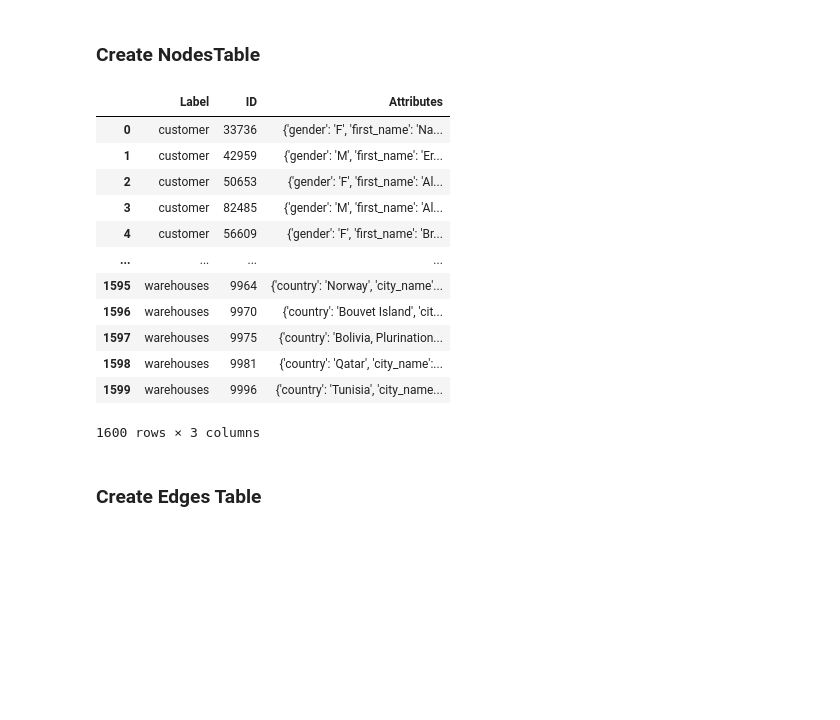
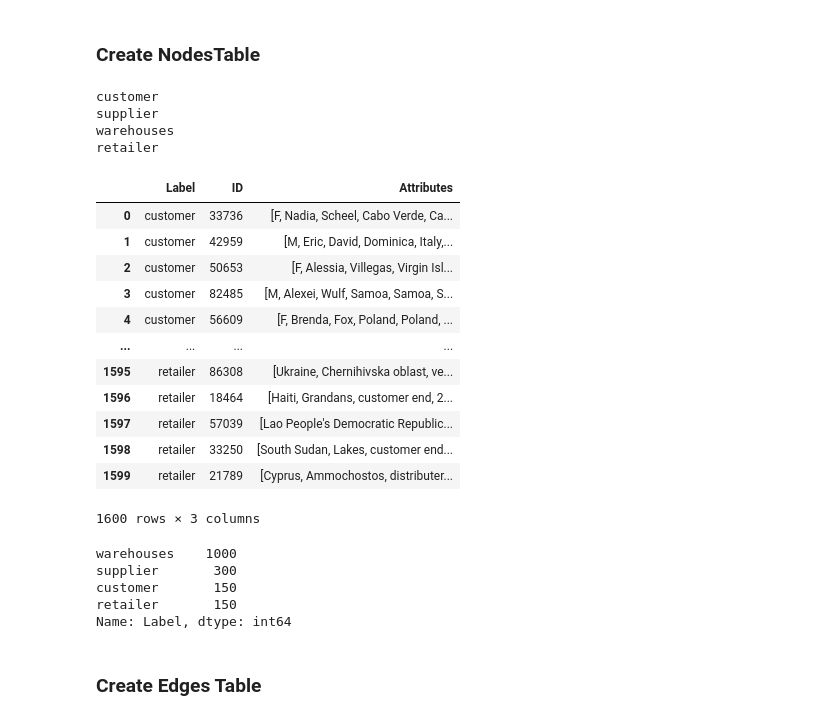
Before and after one commit to omargalal20/Supply-Chain-Data-Analysis, a Jupyter notebook: DataAnalysis.ipynb, the cells around one changed output. Drawn from its saved outputs; the diff is of its cells as text; code cells hidden in the pictures; blank space fills up the shorter version.

```diff
--- a/DataAnalysis.ipynb
+++ b/DataAnalysis.ipynb
@@ -80,6 +90,18 @@ def add_nodes(nodes, nodesTable):
             tmp = pd.DataFrame(newRow)
             nodesTable = pd.concat([nodesTable, tmp], ignore_index=True)
     return nodesTable
+
+def add_nodesV2(nodeNames, nodesTB):
+    for node in nodeNames:
+        print(node)
+        dfNumpy =  All_dfs[node].to_numpy()
+        # All_dfs.pop(node)
+        allDfsKeys.remove(node)
+        for row in dfNumpy:
+            newRow = [{'Label': node, 'ID': row[0] , 'Attributes': row[1:]}]
+            tmp = pd.DataFrame(newRow)
+            nodesTB = pd.concat([nodesTB, tmp], ignore_index=True)
+    return nodesTB
 # %% [markdown]
 ### Create Edges Table
 # %%
@@ -615,22 +708,37 @@ properties
 # %% [markdown]
 ### Create NodesTable
 # %%
-nodesTable = add_nodes(nodes,nodesTable)
+# nodesTable = add_nodes(nodes,nodesTable)
+
+nodesTable = add_nodesV2(nodes, nodesTable)
+
 nodesTable
 # %% [output]
+customer
+supplier
+warehouses
+retailer
 |  | Label | ID | Attributes |
-| 0 | customer | 33736 | {'gender': 'F', 'first_name': 'Na... |
-| 1 | customer | 42959 | {'gender': 'M', 'first_name': 'Er... |
-| 2 | customer | 50653 | {'gender': 'F', 'first_name': 'Al... |
-| 3 | customer | 82485 | {'gender': 'M', 'first_name': 'Al... |
-| 4 | customer | 56609 | {'gender': 'F', 'first_name': 'Br... |
+| 0 | customer | 33736 | [F, Nadia, Scheel, Cabo Verde, Ca... |
+| 1 | customer | 42959 | [M, Eric, David, Dominica, Italy,... |
+| 2 | customer | 50653 | [F, Alessia, Villegas, Virgin Isl... |
+| 3 | customer | 82485 | [M, Alexei, Wulf, Samoa, Samoa, S... |
+| 4 | customer | 56609 | [F, Brenda, Fox, Poland, Poland, ... |
 | ... | ... | ... | ... |
-| 1595 | warehouses | 9964 | {'country': 'Norway', 'city_name'... |
-| 1596 | warehouses | 9970 | {'country': 'Bouvet Island', 'cit... |
-| 1597 | warehouses | 9975 | {'country': 'Bolivia, Plurination... |
-| 1598 | warehouses | 9981 | {'country': 'Qatar', 'city_name':... |
-| 1599 | warehouses | 9996 | {'country': 'Tunisia', 'city_name... |
+| 1595 | retailer | 86308 | [Ukraine, Chernihivska oblast, ve... |
+| 1596 | retailer | 18464 | [Haiti, Grandans, customer end, 2... |
+| 1597 | retailer | 57039 | [Lao People's Democratic Republic... |
+| 1598 | retailer | 33250 | [South Sudan, Lakes, customer end... |
+| 1599 | retailer | 21789 | [Cyprus, Ammochostos, distributer... |
-1600 rows × 3 columns
+1600 rows × 3 columns
+# %%
+nodesTable["Label"].value_counts()
+# %% [output]
+warehouses    1000
+supplier       300
+customer       150
+retailer       150
+Name: Label, dtype: int64
 # %% [markdown]
 ### Create Edges Table
 # %%
```
Also changed, not shown: parts of 21 cells of this notebook, 9 other files.
